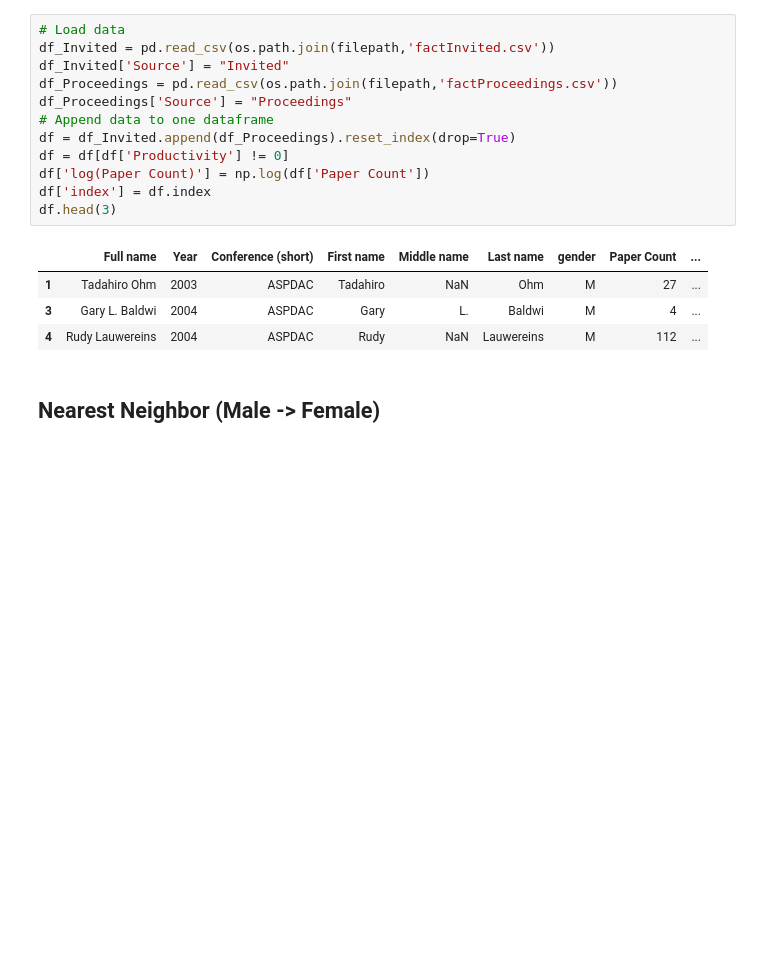
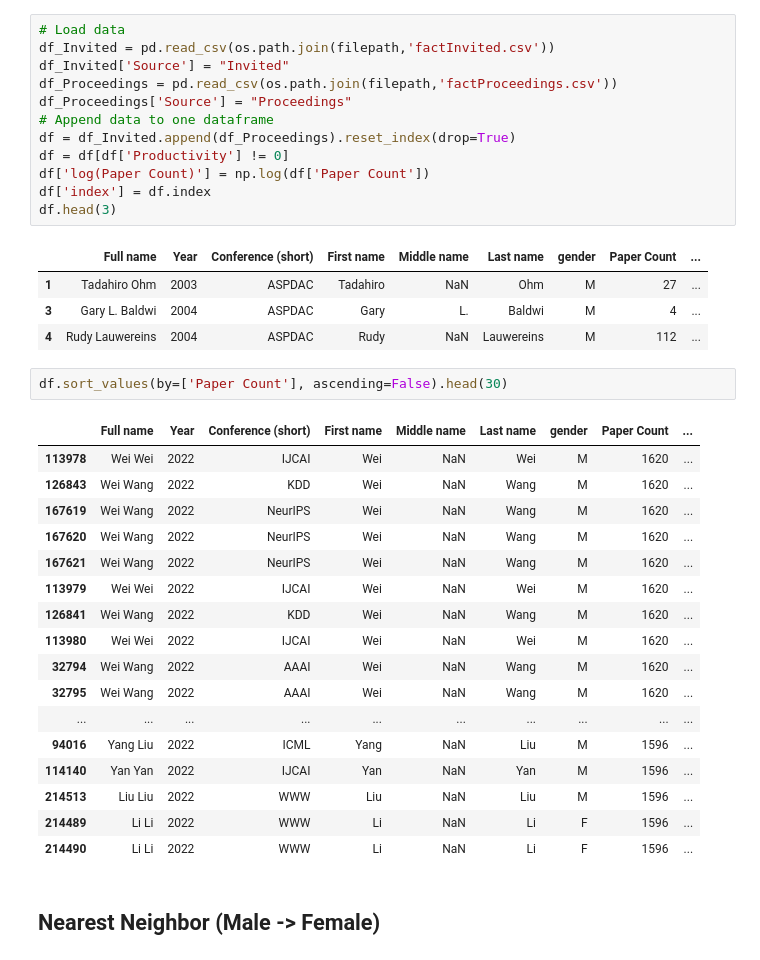
Before and after one commit to mariespedersen/Thesis_github, a Jupyter notebook: Similarity_Matching.ipynb, the cells around one changed output. Cells and saved outputs as stored; diff of their text form; blank space fills up the shorter version.

```diff
--- a/Similarity_Matching.ipynb
+++ b/Similarity_Matching.ipynb
@@ -19,6 +19,26 @@ df.head(3)
 | 1 | Tadahiro Ohm | 2003 | ASPDAC | Tadahiro | NaN | Ohm | M | 27 | ... |
 | 3 | Gary L. Baldwi | 2004 | ASPDAC | Gary | L. | Baldwi | M | 4 | ... |
 | 4 | Rudy Lauwereins | 2004 | ASPDAC | Rudy | NaN | Lauwereins | M | 112 | ... |
+# %%
+df.sort_values(by=['Paper Count'], ascending=False).head(30)
+# %% [output]
+|  | Full name | Year | Conference (short) | First name | Middle name | Last name | gender | Paper Count | ... |
+| 113978 | Wei Wei | 2022 | IJCAI | Wei | NaN | Wei | M | 1620 | ... |
+| 126843 | Wei Wang | 2022 | KDD | Wei | NaN | Wang | M | 1620 | ... |
+| 167619 | Wei Wang | 2022 | NeurIPS | Wei | NaN | Wang | M | 1620 | ... |
+| 167620 | Wei Wang | 2022 | NeurIPS | Wei | NaN | Wang | M | 1620 | ... |
+| 167621 | Wei Wang | 2022 | NeurIPS | Wei | NaN | Wang | M | 1620 | ... |
+| 113979 | Wei Wei | 2022 | IJCAI | Wei | NaN | Wei | M | 1620 | ... |
+| 126841 | Wei Wang | 2022 | KDD | Wei | NaN | Wang | M | 1620 | ... |
+| 113980 | Wei Wei | 2022 | IJCAI | Wei | NaN | Wei | M | 1620 | ... |
+| 32794 | Wei Wang | 2022 | AAAI | Wei | NaN | Wang | M | 1620 | ... |
+| 32795 | Wei Wang | 2022 | AAAI | Wei | NaN | Wang | M | 1620 | ... |
+| ... | ... | ... | ... | ... | ... | ... | ... | ... | ... |
+| 94016 | Yang Liu | 2022 | ICML | Yang | NaN | Liu | M | 1596 | ... |
+| 114140 | Yan Yan | 2022 | IJCAI | Yan | NaN | Yan | M | 1596 | ... |
+| 214513 | Liu Liu | 2022 | WWW | Liu | NaN | Liu | M | 1596 | ... |
+| 214489 | Li Li | 2022 | WWW | Li | NaN | Li | F | 1596 | ... |
+| 214490 | Li Li | 2022 | WWW | Li | NaN | Li | F | 1596 | ... |
 # %% [markdown]
 ## Nearest Neighbor (Male -> Female)
 # %%
```
Also changed, not shown: 17 other files.
